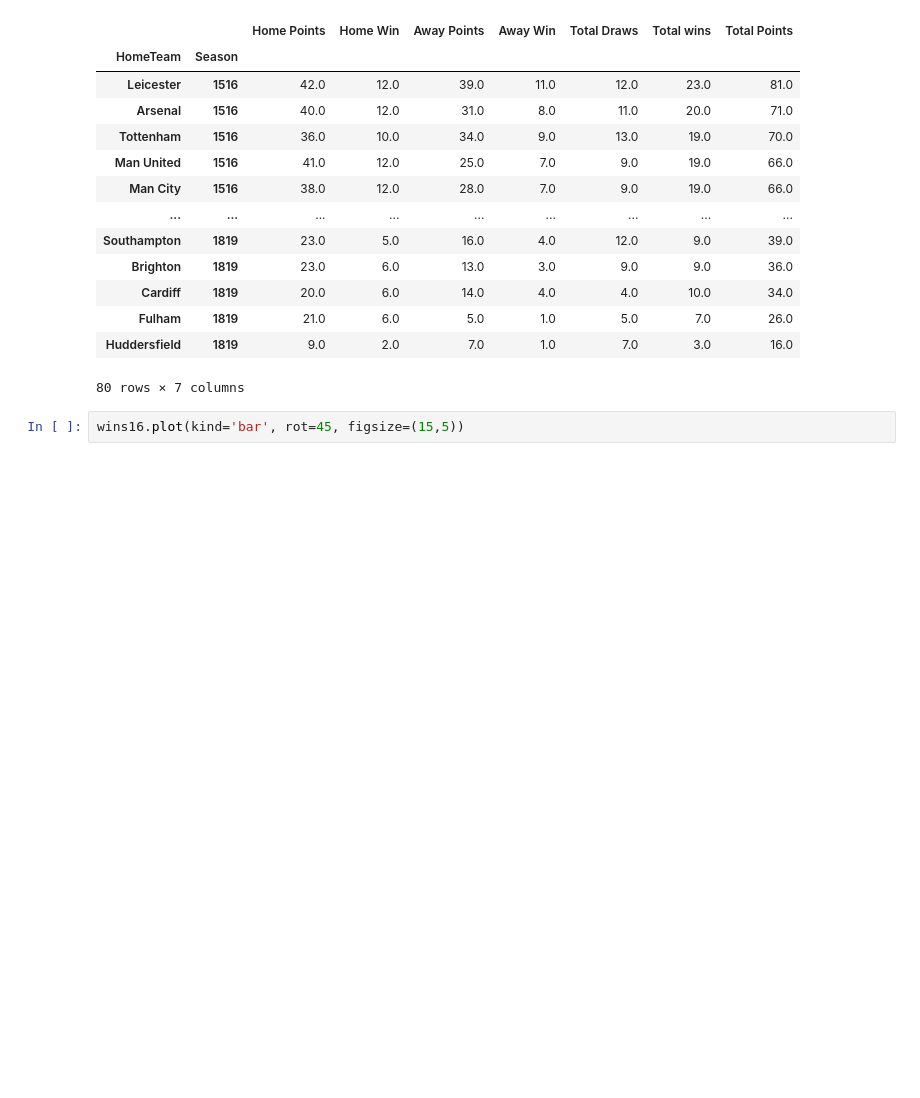
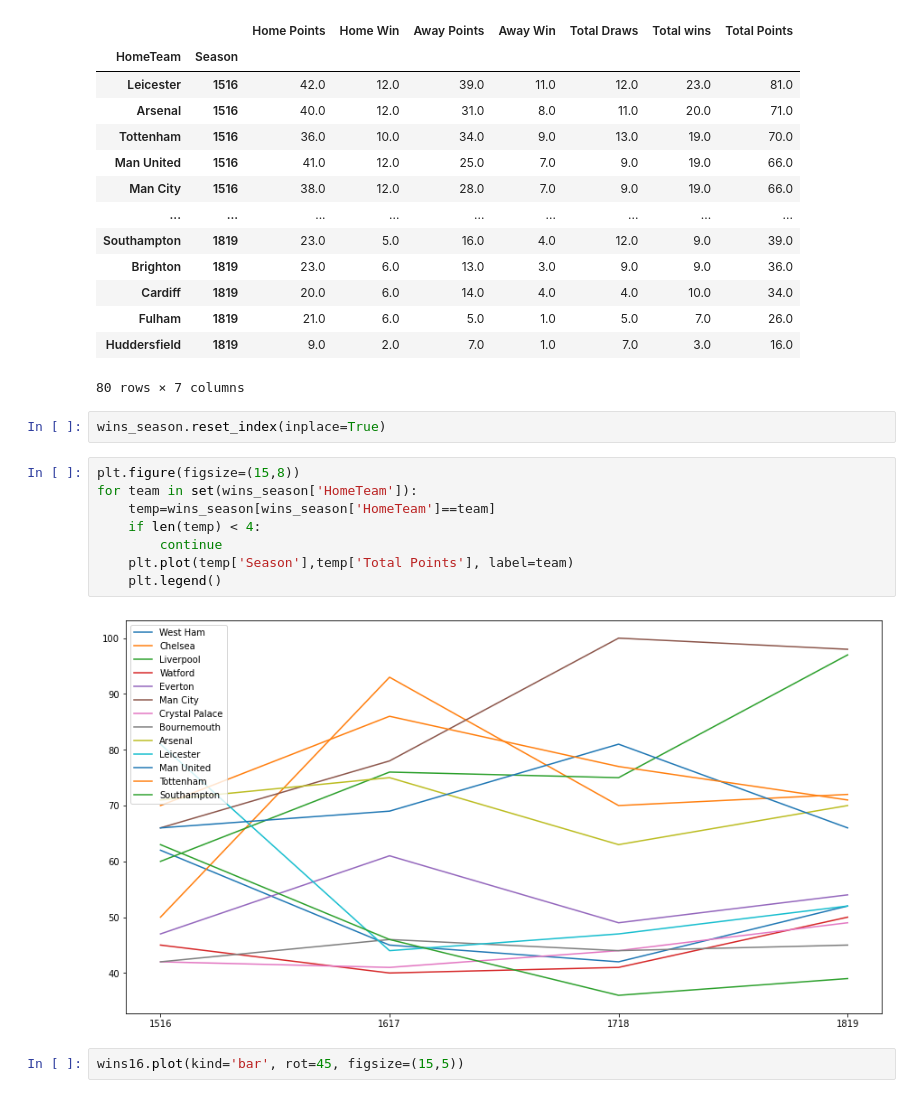
Before and after one commit to ethomps33/Premier_League_Sports_Analysis, a Jupyter notebook: Untitled.ipynb, the cells around one changed output. Saved outputs shown, nothing was run; the diff lists cells and outputs as text; blank space fills up the shorter version.

Commit message:
Created graph to show the total points of all the teams included in all seasons over the 4 seasons

```diff
--- a/Untitled.ipynb
+++ b/Untitled.ipynb
@@ -334,6 +334,18 @@ wins_season
 | Fulham | 1819 | 21.0 | 6.0 | 5.0 | 1.0 | 5.0 | 7.0 | 26.0 |
 | Huddersfield | 1819 | 9.0 | 2.0 | 7.0 | 1.0 | 7.0 | 3.0 | 16.0 |
 80 rows × 7 columns
+# %%
+wins_season.reset_index(inplace=True)
+# %%
+plt.figure(figsize=(15,8))
+for team in set(wins_season['HomeTeam']):
+    temp=wins_season[wins_season['HomeTeam']==team]
+    if len(temp) < 4:
+        continue
+    plt.plot(temp['Season'],temp['Total Points'], label=team)
+    plt.legend()
+# %% [output]
+[figure, added]
 # %%
 wins16.plot(kind='bar', rot=45, figsize=(15,5))
 # %% [output]
```
